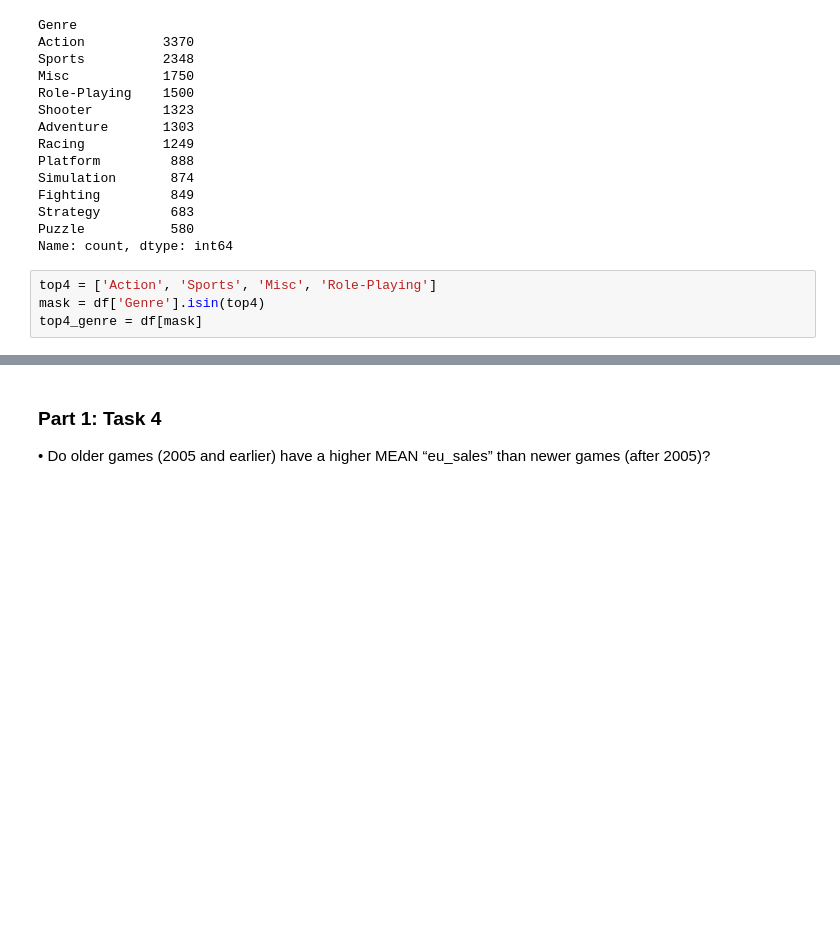
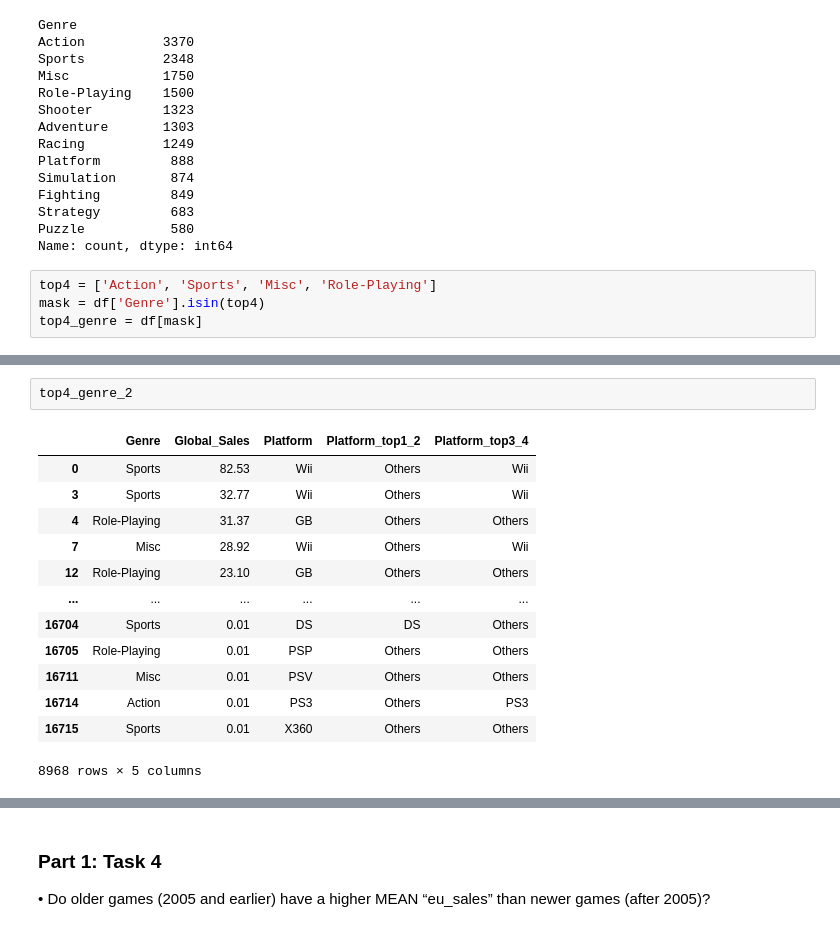
Before and after one commit to LeopoldoCCT/DataVis_Techniques-, a Jupyter notebook: LeopoldoRojoRomero_DVisHDip_CA1.ipynb, the cells around one changed output, grey strips where cells are left out. Cells and saved outputs as stored; diff of their text form; blank space fills up the shorter version.

```diff
--- a/LeopoldoRojoRomero_DVisHDip_CA1.ipynb
+++ b/LeopoldoRojoRomero_DVisHDip_CA1.ipynb
@@ -348,0 +396,16 @@ Name: count, dtype: int64
+# %%
+top4_genre_2
+# %% [output]
+|  | Genre | Global_Sales | Platform | Platform_top1_2 | Platform_top3_4 |
+| 0 | Sports | 82.53 | Wii | Others | Wii |
+| 3 | Sports | 32.77 | Wii | Others | Wii |
+| 4 | Role-Playing | 31.37 | GB | Others | Others |
+| 7 | Misc | 28.92 | Wii | Others | Wii |
+| 12 | Role-Playing | 23.10 | GB | Others | Others |
+| ... | ... | ... | ... | ... | ... |
+| 16704 | Sports | 0.01 | DS | DS | Others |
+| 16705 | Role-Playing | 0.01 | PSP | Others | Others |
+| 16711 | Misc | 0.01 | PSV | Others | Others |
+| 16714 | Action | 0.01 | PS3 | Others | PS3 |
+| 16715 | Sports | 0.01 | X360 | Others | Others |
+8968 rows × 5 columns
```
Also changed, not shown: parts of 8 cells of this notebook.
